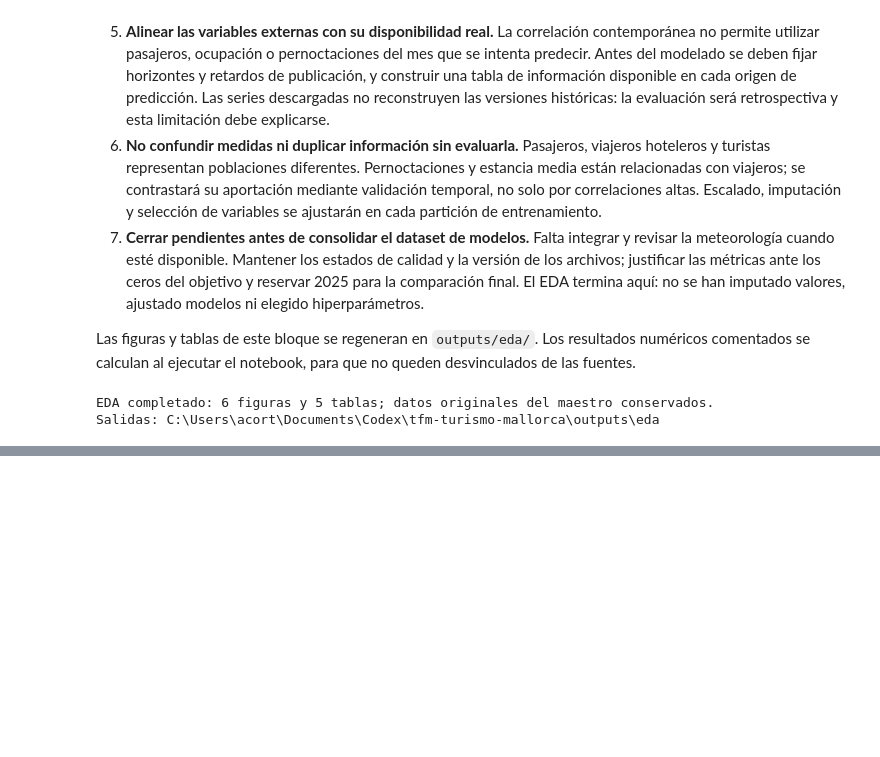
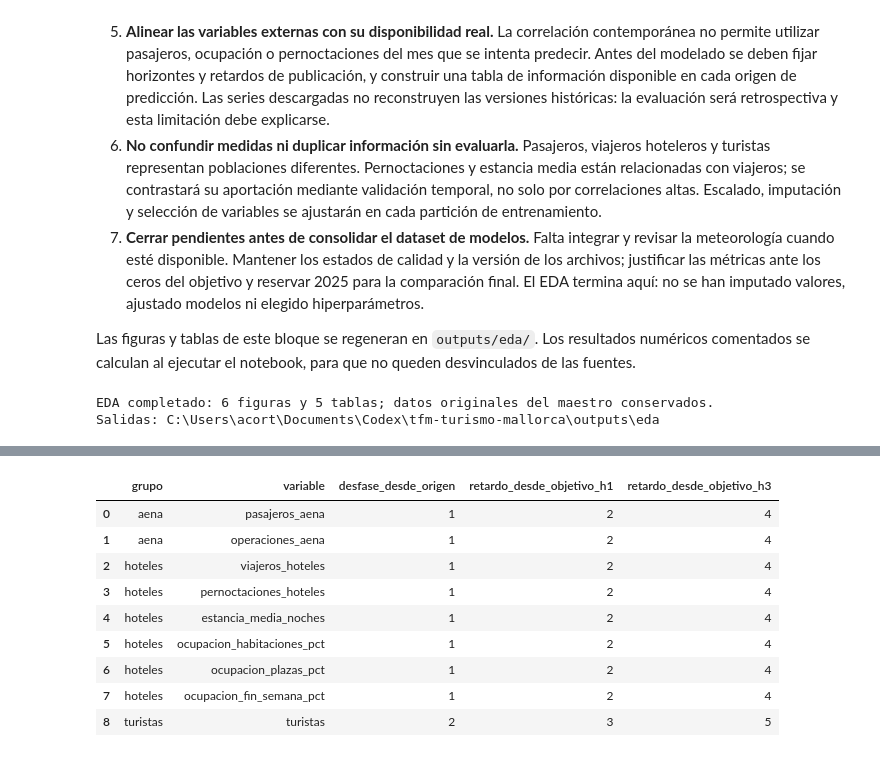
Before and after one commit to acortes99/tfm-turismo-mallorca, a Jupyter notebook: tfm-turismo-viu.ipynb, the cells around one changed output, grey strips where cells are left out. Drawn from its saved outputs; the diff is of its cells as text; code cells hidden in the pictures; blank space fills up the shorter version.

Commit message:
Definir y validar los retardos de publicación de los predictores

```diff
--- a/tfm-turismo-viu.ipynb
+++ b/tfm-turismo-viu.ipynb
@@ -686,0 +717,63 @@ Salidas: C:\Users\acort\Documents\Codex\tfm-turismo-mallorca\outputs\eda
+# %%
+AVAIL_DIR = PROJECT_ROOT / "outputs" / "disponibilidad"
+AVAIL_DIR.mkdir(parents=True, exist_ok=True)
+GROUP_VARIABLES = {
+    "aena": ["pasajeros_aena", "operaciones_aena"],
+    "hoteles": ["viajeros_hoteles", "pernoctaciones_hoteles", "estancia_media_noches",
+                "ocupacion_habitaciones_pct", "ocupacion_plazas_pct", "ocupacion_fin_semana_pct"],
+    "turistas": ["turistas"],
+}
+PUBLICATION_DELAYS = {"aena": 1, "hoteles": 1, "turistas": 2}
+availability_policy = {
+    "fecha_revision": "2026-10-08", "origen": "cierre del mes t, Europe/Madrid",
+    "horizontes": [1, 3], "desfases_publicacion_meses": PUBLICATION_DELAYS,
+    "fecha_operativa_sin_verificar": "ultimo dia del mes de difusion supuesto",
+    "alcance": "simulacion retrospectiva; primeras versiones no reconstruidas",
+    "sensibilidad": "un mes adicional de espera en todos los grupos",
+    "meteorologia": "pendiente, excluida de esta politica",
+}
+(AVAIL_DIR / "politica.json").write_text(json.dumps(availability_policy, ensure_ascii=False, indent=2), encoding="utf-8")
+
+# La evidencia se registra por operación, no como una fecha real de cada cubo.
+evidence = [
+    {"grupo": "aena", "entidad": "AENA Palma", "mes_referencia": "2025-01-01", "fecha": "2025-02-12", "tipo": "difusion_efectiva_nota", "url": "https://www.aena.es/es/prensa/el-aeropuerto-de-palma-de-mallorca-registra-durante-el-primer-mes-de-2025---mas-de-900.000-pasajeros.html%26p%3D1575078740846"},
+    {"grupo": "aena", "entidad": "AENA Palma", "mes_referencia": "2026-02-01", "fecha": "2026-03-12", "tipo": "difusion_efectiva_nota", "url": "https://www.aena.es/doc/detalleprensa/260312-pmi-estadisticas-febrero.pdf"},
+    {"grupo": "hoteles", "entidad": "INE (contraste, no fecha del cubo IBESTAT)", "mes_referencia": "2025-01-01", "fecha": "2025-02-25", "tipo": "difusion_efectiva_nota", "url": "https://www.ine.es/dyngs/Prensa/CTH0125.htm"},
+    {"grupo": "hoteles", "entidad": "INE (contraste, no fecha del cubo IBESTAT)", "mes_referencia": "2025-12-01", "fecha": "2026-01-26", "tipo": "difusion_efectiva_nota", "url": "https://www.ine.es/dyngs/Prensa/CTH1225.htm"},
+    {"grupo": "turistas", "entidad": "IBESTAT", "mes_referencia": "2026-08-01", "fecha": "2026-10-02", "tipo": "difusion_efectiva_noticia", "url": "https://ibestat.es/"},
+    {"grupo": "turistas", "entidad": "INE (solo internacionales; contraste)", "mes_referencia": "2025-01-01", "fecha": "2025-03-04", "tipo": "difusion_efectiva_nota", "url": "https://www.ine.es/dyngs/Prensa/FRONTUR0125.htm"},
+]
+calendar_url = "https://ibestat.es/wp-content/uploads/2025/01/programa_2025_castella.pdf#page=158"
+# Mes de difusión enero–diciembre de 2025; EOH referencia diciembre 2024–noviembre 2025.
+hotel_days = [24, 25, 21, 23, 23, 23, 23, 22, 23, 23, 21, 23]
+tourist_days = [3, 3, 4, 2, 5, 2, 2, 1, 1, 2, None, 3]
+for month in range(1, 13):
+    release_month = pd.Period(year=2025, month=month, freq="M")
+    for group, day in [("hoteles", hotel_days[month-1]), ("turistas", tourist_days[month-1])]:
+        evidence.append({"grupo": group, "entidad": "IBESTAT",
+            "mes_referencia": str((release_month - PUBLICATION_DELAYS[group]).start_time.date()),
+            "fecha": str(pd.Timestamp(year=2025, month=month, day=day).date()) if day else None,
+            "tipo": "fecha_prevista_calendario" if day else "celda_invalida_dia_31_noviembre",
+            "url": calendar_url})
+evidence = pd.DataFrame(evidence)
+evidence.to_csv(AVAIL_DIR / "evidencia_publicaciones.csv", index=False, encoding="utf-8-sig")
+
+delay_table = pd.DataFrame([
+    {"grupo": g, "variable": v, "desfase_desde_origen": d,
+     "retardo_desde_objetivo_h1": 1+d, "retardo_desde_objetivo_h3": 3+d}
+    for g, variables in GROUP_VARIABLES.items()
+    for v in variables for d in [PUBLICATION_DELAYS[g]]
+])
+delay_table.to_csv(AVAIL_DIR / "retardos_minimos.csv", index=False, encoding="utf-8-sig")
+display(delay_table)
+# %% [output]
+|  | grupo | variable | desfase_desde_origen | retardo_desde_objetivo_h1 | retardo_desde_objetivo_h3 |
+| 0 | aena | pasajeros_aena | 1 | 2 | 4 |
+| 1 | aena | operaciones_aena | 1 | 2 | 4 |
+| 2 | hoteles | viajeros_hoteles | 1 | 2 | 4 |
+| 3 | hoteles | pernoctaciones_hoteles | 1 | 2 | 4 |
+| 4 | hoteles | estancia_media_noches | 1 | 2 | 4 |
+| 5 | hoteles | ocupacion_habitaciones_pct | 1 | 2 | 4 |
+| 6 | hoteles | ocupacion_plazas_pct | 1 | 2 | 4 |
+| 7 | hoteles | ocupacion_fin_semana_pct | 1 | 2 | 4 |
+| 8 | turistas | turistas | 2 | 3 | 5 |
```
Also changed, not shown: parts of 4 cells of this notebook, 7 other files.
